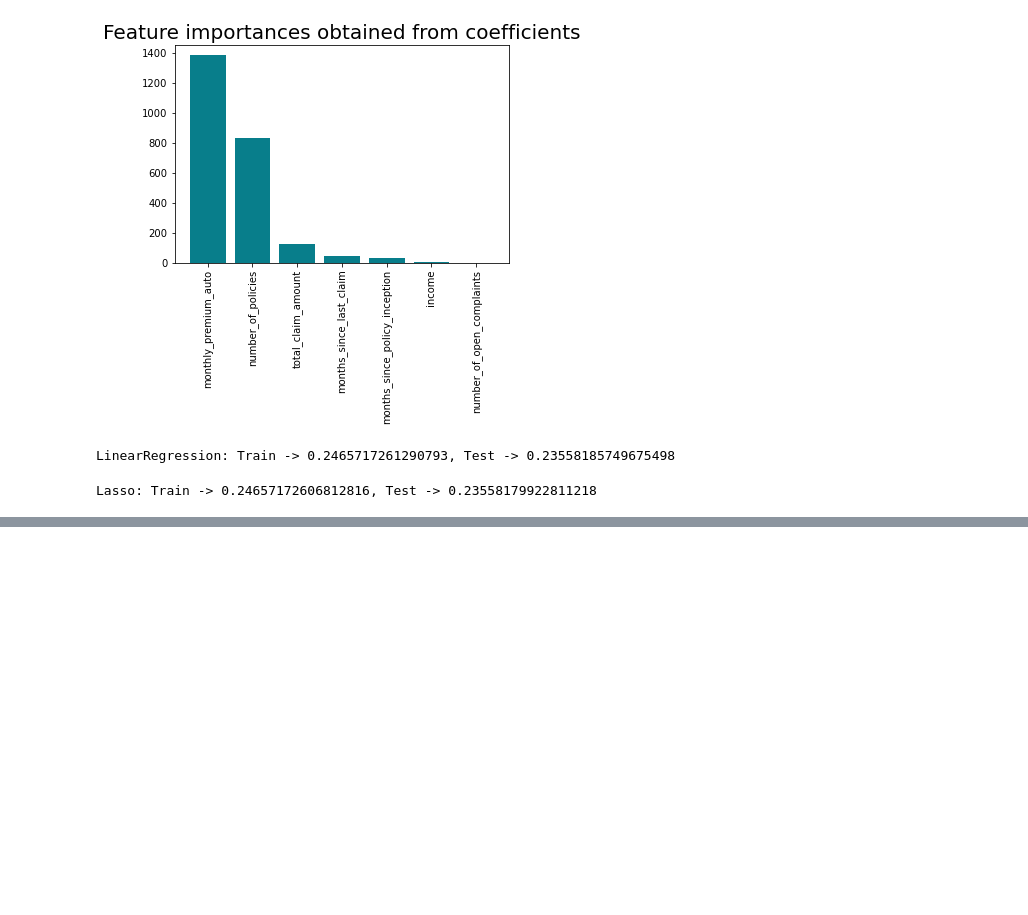
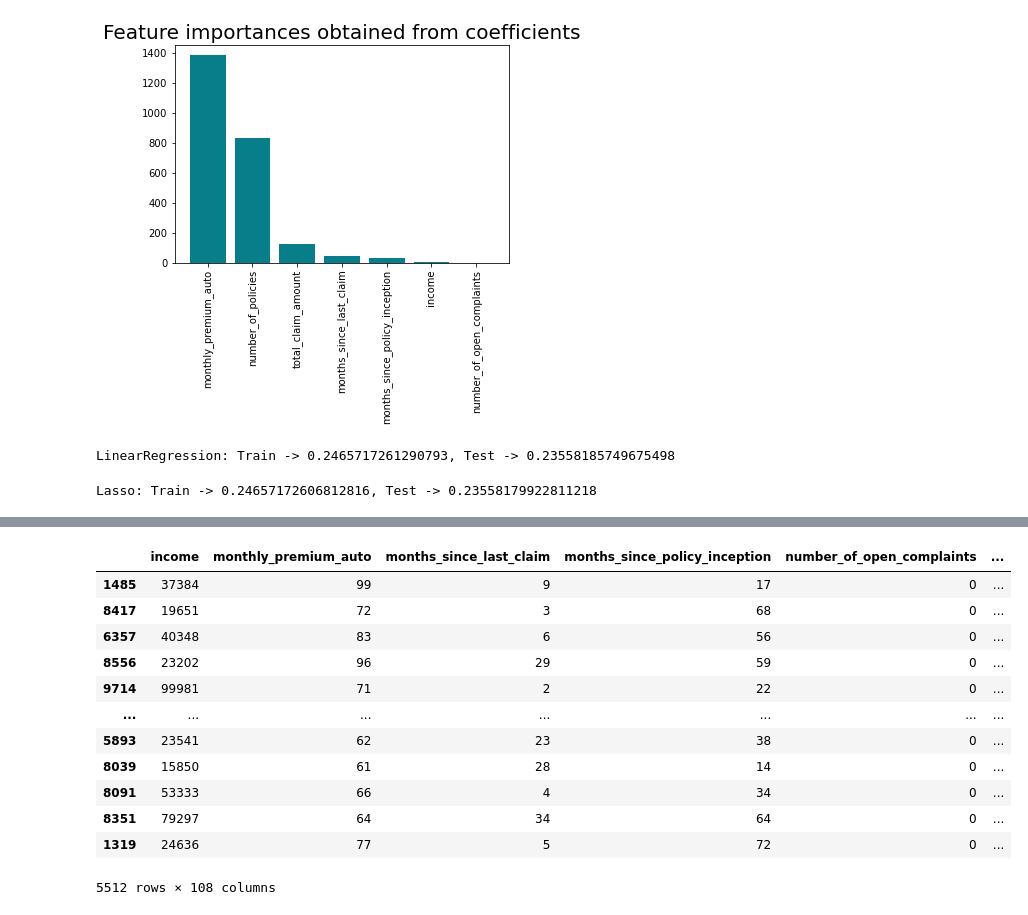
Before and after one commit to esSarah/IronRoth, a Jupyter notebook: Case Study/Customer_Analysis_Case_Study/GrandTheftAuto.ipynb, the cells around one changed output, grey strips where cells are left out. Drawn from its saved outputs; the diff is of its cells as text; code cells hidden in the pictures; blank space fills up the shorter version.

```diff
--- a/Case Study/Customer_Analysis_Case_Study/GrandTheftAuto.ipynb
+++ b/Case Study/Customer_Analysis_Case_Study/GrandTheftAuto.ipynb
@@ -1367,11 +1391,11 @@ def model_test(model,  X_train, y_train, X_test ):
 # %%
 
 
-def feature_drop_test(model,  X_train, y_train, X_test ):
+def feature_drop_test(model,  X_train, y_train, X_test, number_of_features_left ):
 
     lm = model
 
-    selector = RFE(lm, n_features_to_select= 4, step = 1, verbose = 1) # Step is how many features to add or drop everytime
+    selector = RFE(lm, n_features_to_select= number_of_features_left, step = 1, verbose = 1) # Step is how many features to add or drop everytime
     selector.fit(X_train, y_train)
 
     kept_features = selector.get_support(indices = True) #returns an array of integers corresponding to nonremoved features
@@ -1383,9 +1407,10 @@ def feature_drop_test(model,  X_train, y_train, X_test ):
     X_train = pd.DataFrame(X_train, columns=kept_features)
     X_test  = pd.DataFrame(X_test, columns=kept_features)
 
-    model_test(ln,  X_train, y_train, X_test )
+    model_test(lm,  X_train, y_train, X_test )
 
-    print("Final selected features: ")
+    print("Final selected features: " + str(X_train))
+
     return X_train
 # %%
 
@@ -1403,0 +1522,16 @@ Ridge: Train -> 0.24065156339209215, Test -> 0.23084603395290526
+# %%
+X_train
+# %% [output]
+|  | income | monthly_premium_auto | months_since_last_claim | months_since_policy_inception | number_of_open_complaints | ... |
+| 1485 | 37384 | 99 | 9 | 17 | 0 | ... |
+| 8417 | 19651 | 72 | 3 | 68 | 0 | ... |
+| 6357 | 40348 | 83 | 6 | 56 | 0 | ... |
+| 8556 | 23202 | 96 | 29 | 59 | 0 | ... |
+| 9714 | 99981 | 71 | 2 | 22 | 0 | ... |
+| ... | ... | ... | ... | ... | ... | ... |
+| 5893 | 23541 | 62 | 23 | 38 | 0 | ... |
+| 8039 | 15850 | 61 | 28 | 14 | 0 | ... |
+| 8091 | 53333 | 66 | 4 | 34 | 0 | ... |
+| 8351 | 79297 | 64 | 34 | 64 | 0 | ... |
+| 1319 | 24636 | 77 | 5 | 72 | 0 | ... |
+5512 rows × 108 columns
```
Also changed, not shown: parts of 13 cells of this notebook, 1 other file.
